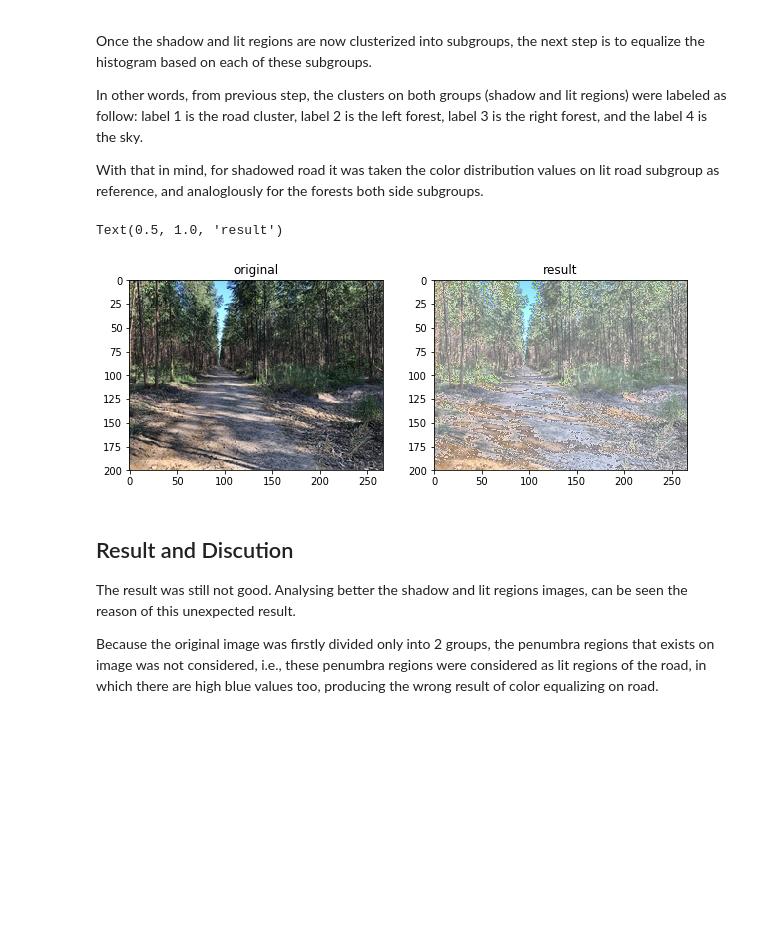
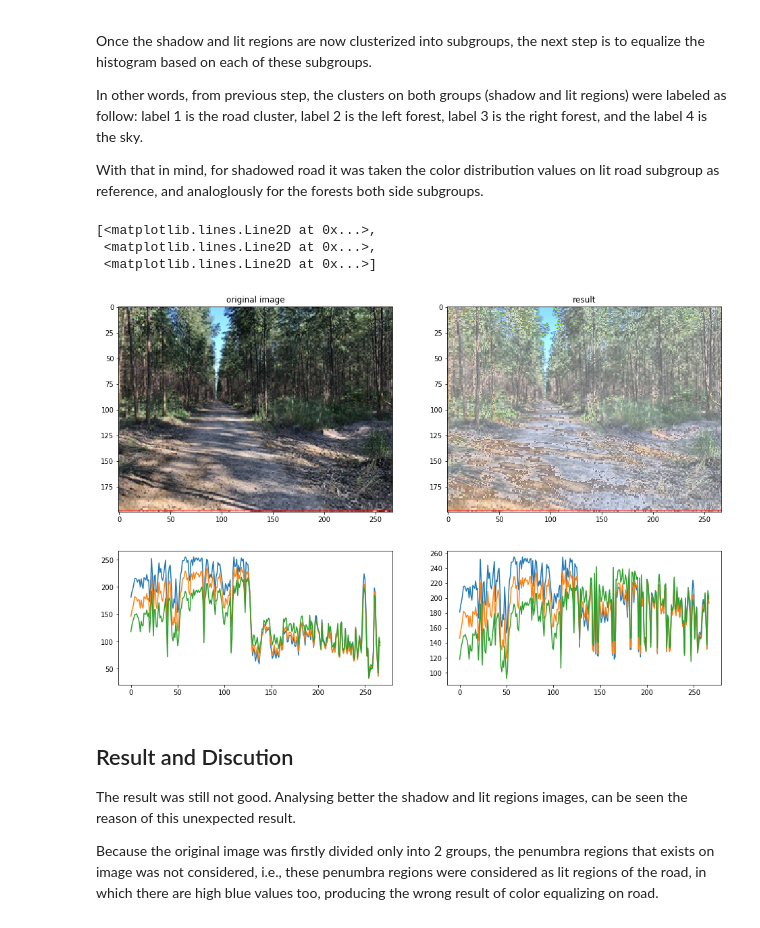
Before and after one commit to horitahiroshi/shadow-denoising, a Jupyter notebook: notebook/2ndTry.ipynb, the cells around one changed output. Cells and saved outputs as stored; diff of their text form; code cells hidden in the pictures; blank space fills up the shorter version.

```diff
--- a/notebook/2ndTry.ipynb
+++ b/notebook/2ndTry.ipynb
@@ -196,24 +196,36 @@ With that in mind, for shadowed road it was taken the color distribution values
 # %%
 img_copy = np.copy(img)
 
 for g in range(1,4):
     shadow_coordinates = np.where(shadow_mask==g)
 
     for c in range(3):
         unshadowmin = np.min(img[np.where(lit_mask==1)][:,0])
         unshadowmax = np.max(img[np.where(lit_mask==1)][:,0])
         shadowmin = np.min(img[np.where(shadow_mask==1)][:,0])
         shadowmax = np.max(img[np.where(shadow_mask==1)][:,0])
         for i in range(shadow_coordinates[0].shape[0]):
             x,y,z=shadow_coordinates[0][i],shadow_coordinates[1][i],c
             img_copy[x,y,z]=((float(img[x,y,z])-shadowmin)*(unshadowmax - unshadowmin)/(shadowmax - shadowmin)) + unshadowmin
 
-plt.figure(figsize=(10,5))
-plt.subplot(121);plt.imshow(img);plt.title("original")
-plt.subplot(122);plt.imshow(img_copy);plt.title("result")
+hline = -2
+original = np.copy(img)
+result = np.copy(img_copy)
+original[hline,:] = [255,0,0]
+result[hline,:] = [255,0,0]
+
+plt.figure(figsize=(16,16))
+plt.subplot(221);plt.imshow(original);plt.title("original image")
+plt.subplot(222);plt.imshow(result);plt.title("result")
+plt.figure(figsize=(16,8))
+plt.subplot(223);plt.plot(img[-1,:])
+plt.subplot(224);plt.plot(img_copy[-1,:])
 # %% [output]
-Text(0.5, 1.0, 'result')
+[<matplotlib.lines.Line2D at 0x...>,
+ <matplotlib.lines.Line2D at 0x...>,
+ <matplotlib.lines.Line2D at 0x...>]
-[figure, old version]
+[figure, new version]
+[figure, added]
 # %% [markdown]
 ## Result and Discution
 The result was still not good.
```
Also changed, not shown: parts of 1 cell of this notebook, 3 other files.
